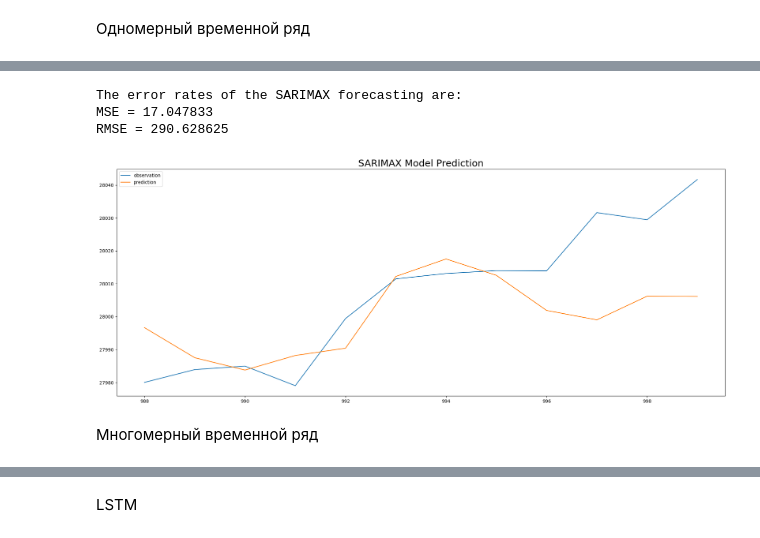
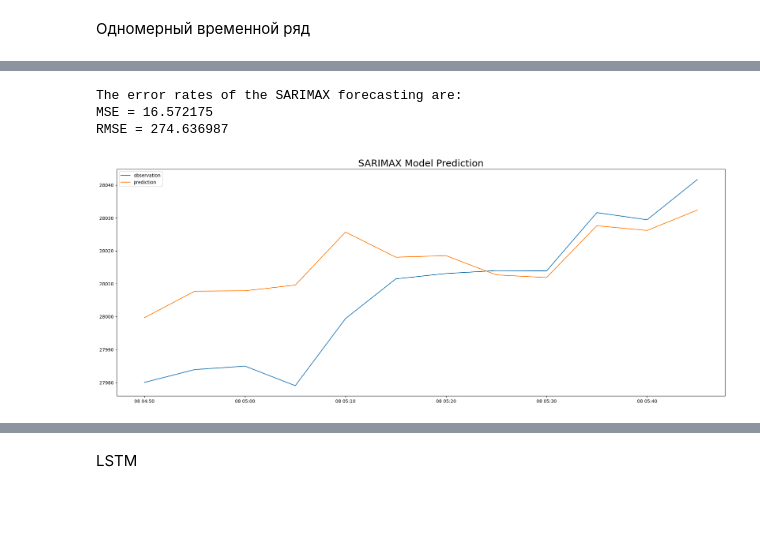
Before and after one commit to defender1777/Binance, a Jupyter notebook: Binance.ipynb, the cells around one changed output, grey strips where cells are left out. Drawn from its saved outputs; the diff is of its cells as text; code cells hidden in the pictures; blank space fills up the shorter version.

```diff
--- a/Binance.ipynb
+++ b/Binance.ipynb
@@ -225,9 +201,14 @@ plt.show()
+# %%
+#Нормализация
+scaler_X = MinMaxScaler()
+X_train_nor = scaler_X.fit_transform(X_train)
+X_test_nor = scaler_X.transform(X_test)
 # %% [markdown]
 Одномерный временной ряд
 # %%
 #Для сравнения с LSTM будем использовать ARIMA
 from pmdarima import auto_arima
 
-sarimax_param = auto_arima(y_train_nor, exogenous=X_train_nor, m=7, start_p=0, d=1, start_q=0, start_P=0, D=1, start_Q=0, max_p=3, max_q=1, max_P=3, max_Q=1, trace=True, seasonal=True)
+sarimax_param = auto_arima(X_train_nor, exogenous=X_train_nor, m=10, start_p=0, d=1, start_q=0, start_P=0, D=1, start_Q=0, max_p=3, max_q=1, max_P=3, max_Q=1, trace=True, seasonal=True)
 # %% [output]
 Performing stepwise search to minimize aic
@@ -266,5 +251,5 @@ fig = sm.graphics.tsa.plot_pacf(data0.diff(periods=1).dropna(), lags=25, ax=ax2)
 # %%
-model = SARIMAX(endog = y_train_nor, order=sarimax_param.get_params()["order"], seasonal_order=sarimax_param.get_params()["seasonal_order"]).fit(full_output=False, disp=0)
+model = SARIMAX(endog = X_train_nor, order=sarimax_param.get_params()["order"], seasonal_order=sarimax_param.get_params()["seasonal_order"]).fit(full_output=False, disp=0)
 # %%
 #Как видно из данной информации все коэффициенты значимые и можно перейти к оценке модели.
 print(model.summary())
@@ -290,27 +275,25 @@ Warnings:
 from sklearn.metrics import mean_absolute_error, mean_squared_error
 
 # forecast the data
-forecast = model.get_prediction(start=len(y_train_nor), end=len(y_train_nor)+len(y_test_nor)-1, dynamic=True)
+forecast = model.get_prediction(start=len(X_train_nor), end=len(X_train_nor)+len(X_test_nor)-1, dynamic=True)
 prediction = forecast.predicted_mean
 ci = forecast.conf_int()
 
 # check error rate
-mse = mean_squared_error(y_test, scaler_Y.inverse_transform([prediction])[0], squared=False)
-rmse = mean_squared_error(y_test, scaler_Y.inverse_transform([prediction])[0], squared=True)
+mse = mean_squared_error(X_test, scaler_X.inverse_transform([prediction])[0], squared=False)
+rmse = mean_squared_error(X_test, scaler_X.inverse_transform([prediction])[0], squared=True)
 print("The error rates of the SARIMAX forecasting are: \nMSE = %f \nRMSE = %f" %(mse, rmse))
 # %% [output]
 The error rates of the SARIMAX forecasting are:
-MSE = 17.047833
-RMSE = 290.628625
+MSE = 16.572175
+RMSE = 274.636987
 # %%
 #получили не очень хороший прогноз
 plt.figure(figsize=(24, 9))
-plt.plot(y_test.index, y_test, label="observation")
-plt.plot(y_test.index, scaler_Y.inverse_transform([prediction])[0], label="prediction")
+plt.plot(X_test.index, X_test, label="observation")
+plt.plot(X_test.index, scaler_X.inverse_transform([prediction])[0], label="prediction")
 plt.title("SARIMAX Model Prediction", fontsize=21)
 plt.legend()
 plt.show()
 # %% [output]
-[figure, old version]
+[figure, new version]
-# %% [markdown]
-Многомерный временной ряд
```
Also changed, not shown: parts of 37 cells of this notebook.
